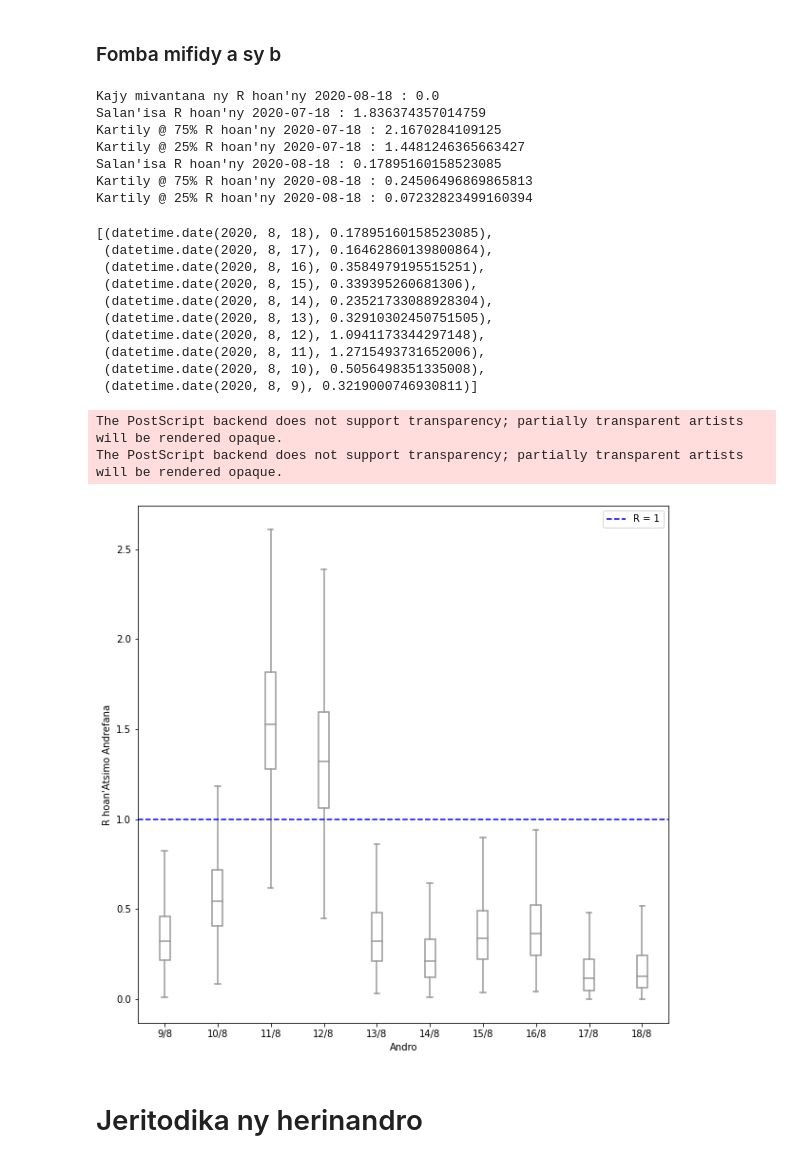
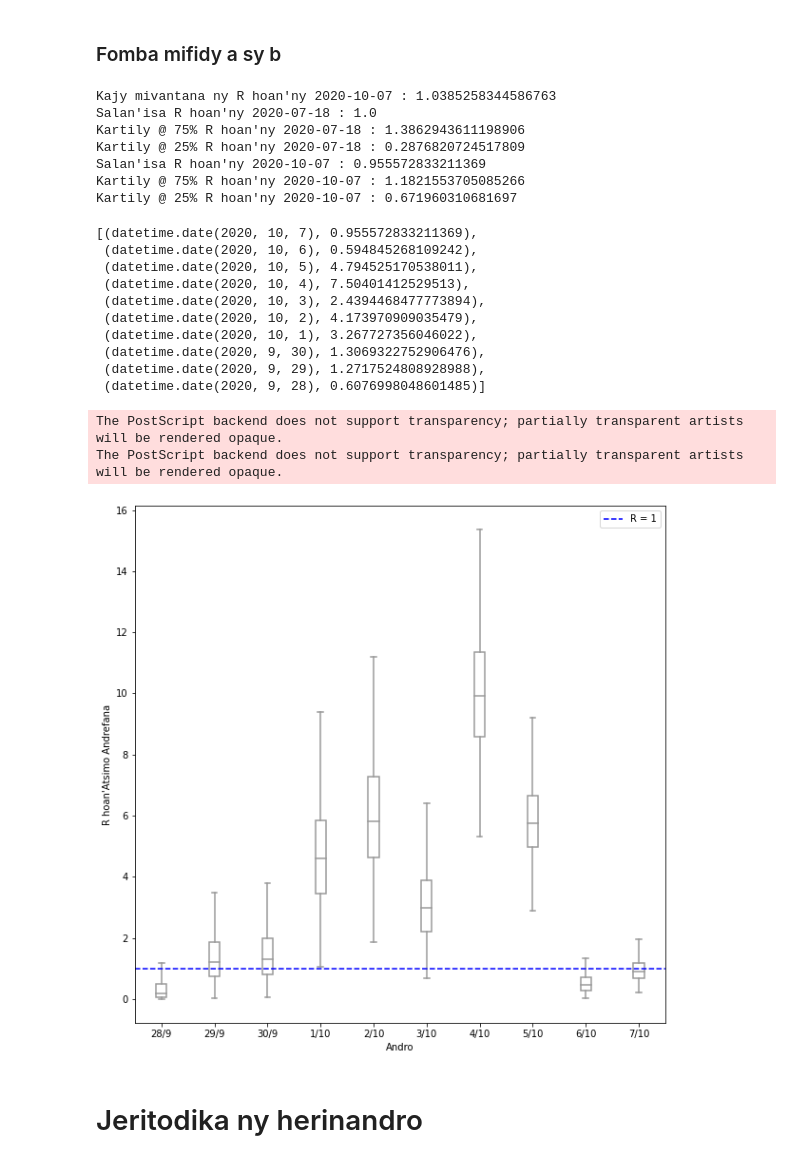
Before and after one commit to tabilaocov/ady_cov, a Jupyter notebook: scr/modely_RP/R_atsimoandrefana.ipynb, the cells around one changed output. Cells and saved outputs as stored; diff of their text form; code cells hidden in the pictures.

```diff
--- a/scr/modely_RP/R_atsimoandrefana.ipynb
+++ b/scr/modely_RP/R_atsimoandrefana.ipynb
@@ -505,8 +338,8 @@ Kartily @ 25% R hoan'ny 2020-08-18 : 0.0567014268891089
 # %%
 # Prior Gamma distribution of Rt
 
-Rtpr_sh = 0.5 # shape
-Rtpr_sc = 0.4 # scale
+Rtpr_sh = 1 # shape
+Rtpr_sc = 1 # scale
 
 # Posterior distribution for Rt
 
@@ -548,17 +381,17 @@ print("Salan'isa R hoan'ny", daty_data_mifar, ':', Rt_salan(daty_data_mifar))
 print("Kartily @ 75% R hoan'ny", daty_data_mifar, ':', perc75(daty_data_mifar))
 print("Kartily @ 25% R hoan'ny", daty_data_mifar, ':', perc25(daty_data_mifar))
 # %% [output]
-Kajy mivantana ny R hoan'ny 2020-08-18 : 0.0
-Salan'isa R hoan'ny 2020-07-18 : 1.836374357014759
-Kartily @ 75% R hoan'ny 2020-07-18 : 2.1670284109125
-Kartily @ 25% R hoan'ny 2020-07-18 : 1.4481246365663427
-Salan'isa R hoan'ny 2020-08-18 : 0.17895160158523085
-Kartily @ 75% R hoan'ny 2020-08-18 : 0.24506496869865813
-Kartily @ 25% R hoan'ny 2020-08-18 : 0.07232823499160394
+Kajy mivantana ny R hoan'ny 2020-10-07 : 1.0385258344586763
+Salan'isa R hoan'ny 2020-07-18 : 1.0
+Kartily @ 75% R hoan'ny 2020-07-18 : 1.3862943611198906
+Kartily @ 25% R hoan'ny 2020-07-18 : 0.2876820724517809
+Salan'isa R hoan'ny 2020-10-07 : 0.955572833211369
+Kartily @ 75% R hoan'ny 2020-10-07 : 1.1821553705085266
+Kartily @ 25% R hoan'ny 2020-10-07 : 0.671960310681697
 # %%
 rt_atsim_lst = []
 
-daty_oh2 = datetime.date(2020,8,18)
+daty_oh2 = datetime.date(2020,10,7)
 for i in range(10):
   t = daty_oh2 - datetime.timedelta(days = i)
   rt_amboar = Rt_salan(t)
@@ -566,16 +399,16 @@ for i in range(10):
 
 rt_atsim_lst
 # %% [output]
-[(datetime.date(2020, 8, 18), 0.17895160158523085),
- (datetime.date(2020, 8, 17), 0.16462860139800864),
- (datetime.date(2020, 8, 16), 0.3584979195515251),
- (datetime.date(2020, 8, 15), 0.339395260681306),
- (datetime.date(2020, 8, 14), 0.23521733088928304),
- (datetime.date(2020, 8, 13), 0.32910302450751505),
- (datetime.date(2020, 8, 12), 1.0941173344297148),
- (datetime.date(2020, 8, 11), 1.2715493731652006),
- (datetime.date(2020, 8, 10), 0.5056498351335008),
- (datetime.date(2020, 8, 9), 0.3219000746930811)]
+[(datetime.date(2020, 10, 7), 0.955572833211369),
+ (datetime.date(2020, 10, 6), 0.594845268109242),
+ (datetime.date(2020, 10, 5), 4.794525170538011),
+ (datetime.date(2020, 10, 4), 7.50401412529513),
+ (datetime.date(2020, 10, 3), 2.4394468477773894),
+ (datetime.date(2020, 10, 2), 4.173970909035479),
+ (datetime.date(2020, 10, 1), 3.267727356046022),
+ (datetime.date(2020, 9, 30), 1.3069322752906476),
+ (datetime.date(2020, 9, 29), 1.2717524808928988),
+ (datetime.date(2020, 9, 28), 0.6076998048601485)]
 # %%
 # Plotting
 
@@ -583,7 +416,7 @@ np.random.seed(12345)
 
 daty_data_mifar9 = daty_data_mifar - datetime.timedelta(days = 9)
 
-formatf_date = lambda date_py: '{}/{}'.format(date_py.day, str(date_py.month)[0:1])
+formatf_date = lambda date_py: '{}/{}'.format(date_py.day, date_py.month)
 
 daty_lst = []
 
@@ -594,25 +427,32 @@ for i in range(round(((daty_data_mifar - daty_data_mifar9).days)+1)):
   data_amboar = [gengamma.rvs( func_sh(t)(Rt_salan(t)), 1, loc = 0, scale = func_sc(t)(1)) for j in range(1000)]
   daty_lst.append(formatf_date(t))
   data_Rt_lst.append(data_amboar)
+# %%
+Rtdata = pd.DataFrame(columns =['daty10','rt10'])
+for i in range(10):
+    Rtdata.loc[i] = [daty_lst[i],data_Rt_lst[i]]
+
+Rtdata = Rtdata.explode('rt10')
+Rtdata['rt10'] = Rtdata['rt10'].astype('float')
 # %%
 # Plotting the last 10 days
 
 
 fig, ax = plt.subplots(figsize=(10, 10))
 
-sns.boxplot(daty_lst, data_Rt_lst, color='white', width=0.2, showfliers=False, ax=ax)
+sns.boxplot(x = "daty10", y = "rt10", data = Rtdata, color='white', width=0.2, showfliers=False, ax=ax)
 ax.axhline(y=1, color='b', linestyle='dashed', label ="R = 1")
 
 ax.set(xlabel ='Andro', ylabel = "R hoan'Atsimo Andrefana")
 ax.legend(loc= 'best')
 
-plt.savefig(path_to_save+'Rt18810_atsim.png')
-plt.savefig(path_to_save+'Rt18810_atsim.eps')
+plt.savefig(path_to_save+'Rt71010_atsim.png')
+plt.savefig(path_to_save+'Rt71010_atsim.eps')
 plt.show()
 # %% [output]
 The PostScript backend does not support transparency; partially transparent artists will be rendered opaque.
 The PostScript backend does not support transparency; partially transparent artists will be rendered opaque.
-[figure, old version]
+[figure, new version]
 # %% [markdown]
 # Jeritodika ny herinandro
 # %%
```
Also changed, not shown: parts of 23 cells of this notebook.
